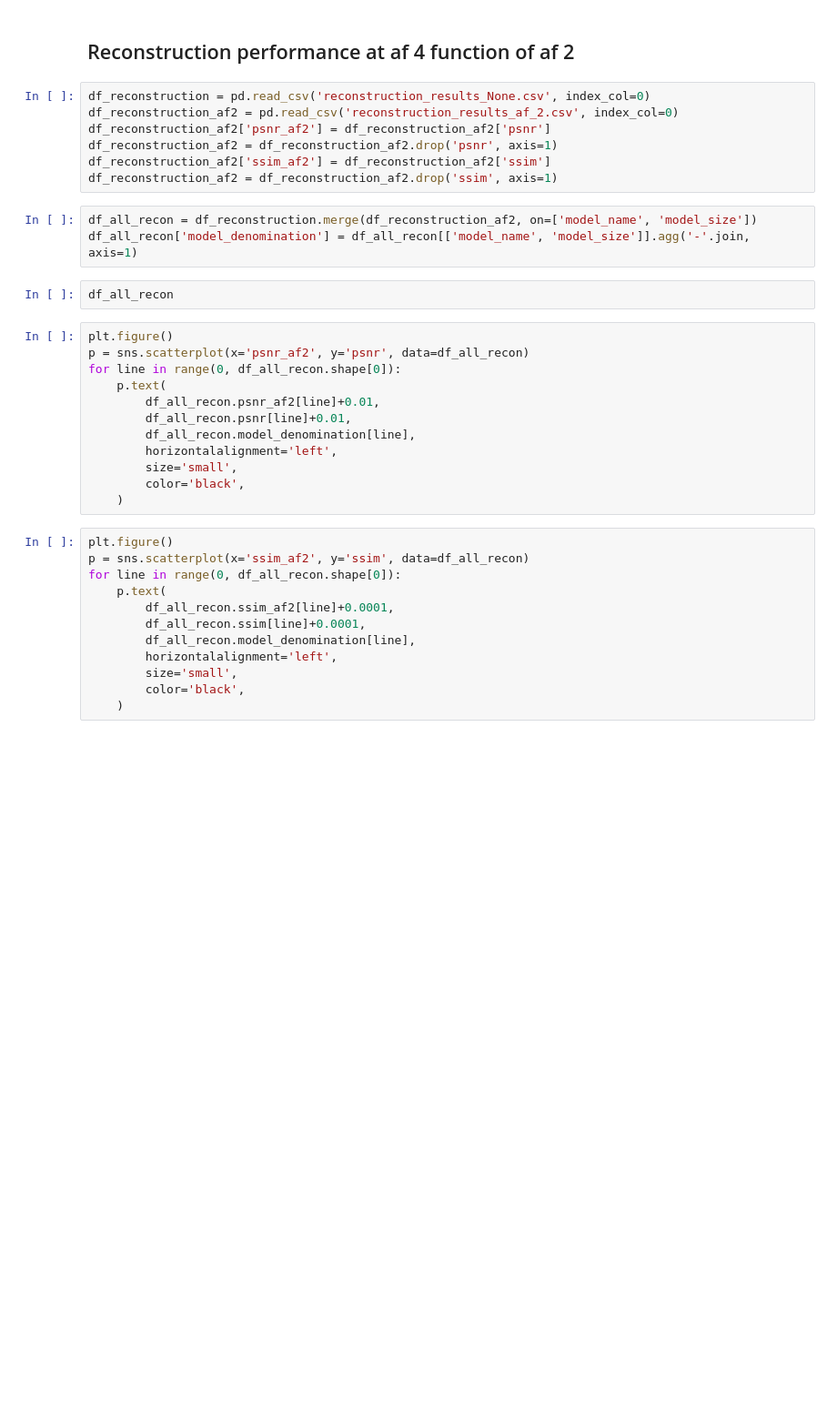
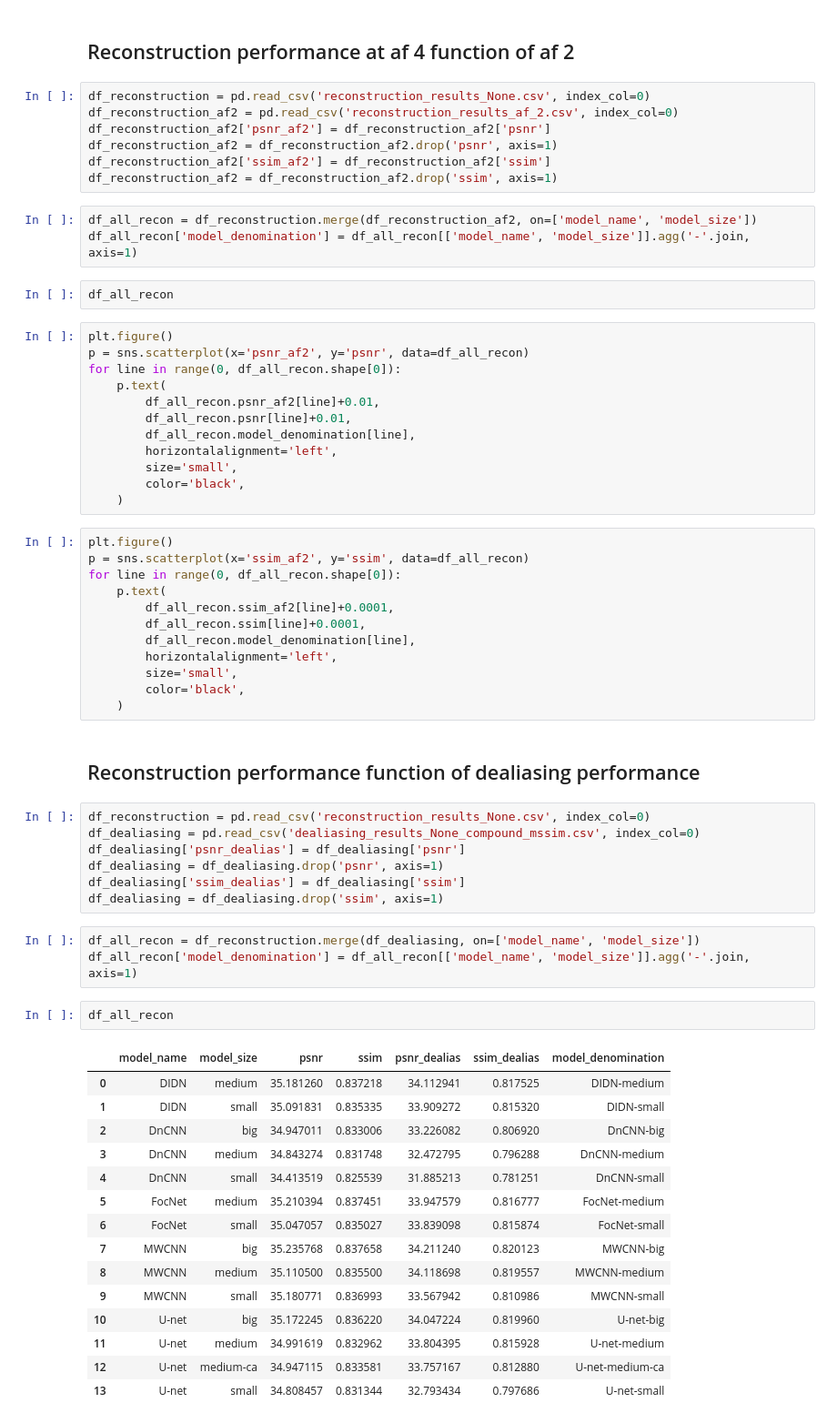
Before and after one commit to zaccharieramzi/fastmri-reproducible-benchmark, a Jupyter notebook: experiments/Figures.ipynb, the cells around one changed output. Shown at 91% size. Drawn from its saved outputs; the diff is of its cells as text; blank space fills up the shorter version.

Commit message:
added dealiasing results to the figures

```diff
--- a/experiments/Figures.ipynb
+++ b/experiments/Figures.ipynb
@@ -177,3 +180,33 @@ for line in range(0, df_all_recon.shape[0]):
         size='small',
         color='black',
     )
+# %% [markdown]
+## Reconstruction performance function of dealiasing performance
+# %%
+df_reconstruction = pd.read_csv('reconstruction_results_None.csv', index_col=0)
+df_dealiasing = pd.read_csv('dealiasing_results_None_compound_mssim.csv', index_col=0)
+df_dealiasing['psnr_dealias'] = df_dealiasing['psnr']
+df_dealiasing = df_dealiasing.drop('psnr', axis=1)
+df_dealiasing['ssim_dealias'] = df_dealiasing['ssim']
+df_dealiasing = df_dealiasing.drop('ssim', axis=1)
+# %%
+df_all_recon = df_reconstruction.merge(df_dealiasing, on=['model_name', 'model_size'])
+df_all_recon['model_denomination'] = df_all_recon[['model_name', 'model_size']].agg('-'.join, axis=1)
+# %%
+df_all_recon
+# %% [output]
+|  | model_name | model_size | psnr | ssim | psnr_dealias | ssim_dealias | model_denomination |
+| 0 | DIDN | medium | 35.181260 | 0.837218 | 34.112941 | 0.817525 | DIDN-medium |
+| 1 | DIDN | small | 35.091831 | 0.835335 | 33.909272 | 0.815320 | DIDN-small |
+| 2 | DnCNN | big | 34.947011 | 0.833006 | 33.226082 | 0.806920 | DnCNN-big |
+| 3 | DnCNN | medium | 34.843274 | 0.831748 | 32.472795 | 0.796288 | DnCNN-medium |
+| 4 | DnCNN | small | 34.413519 | 0.825539 | 31.885213 | 0.781251 | DnCNN-small |
+| 5 | FocNet | medium | 35.210394 | 0.837451 | 33.947579 | 0.816777 | FocNet-medium |
+| 6 | FocNet | small | 35.047057 | 0.835027 | 33.839098 | 0.815874 | FocNet-small |
+| 7 | MWCNN | big | 35.235768 | 0.837658 | 34.211240 | 0.820123 | MWCNN-big |
+| 8 | MWCNN | medium | 35.110500 | 0.835500 | 34.118698 | 0.819557 | MWCNN-medium |
+| 9 | MWCNN | small | 35.180771 | 0.836993 | 33.567942 | 0.810986 | MWCNN-small |
+| 10 | U-net | big | 35.172245 | 0.836220 | 34.047224 | 0.819960 | U-net-big |
+| 11 | U-net | medium | 34.991619 | 0.832962 | 33.804395 | 0.815928 | U-net-medium |
+| 12 | U-net | medium-ca | 34.947115 | 0.833581 | 33.757167 | 0.812880 | U-net-medium-ca |
+| 13 | U-net | small | 34.808457 | 0.831344 | 32.793434 | 0.797686 | U-net-small |
```
Also changed, not shown: parts of 3 cells of this notebook.
